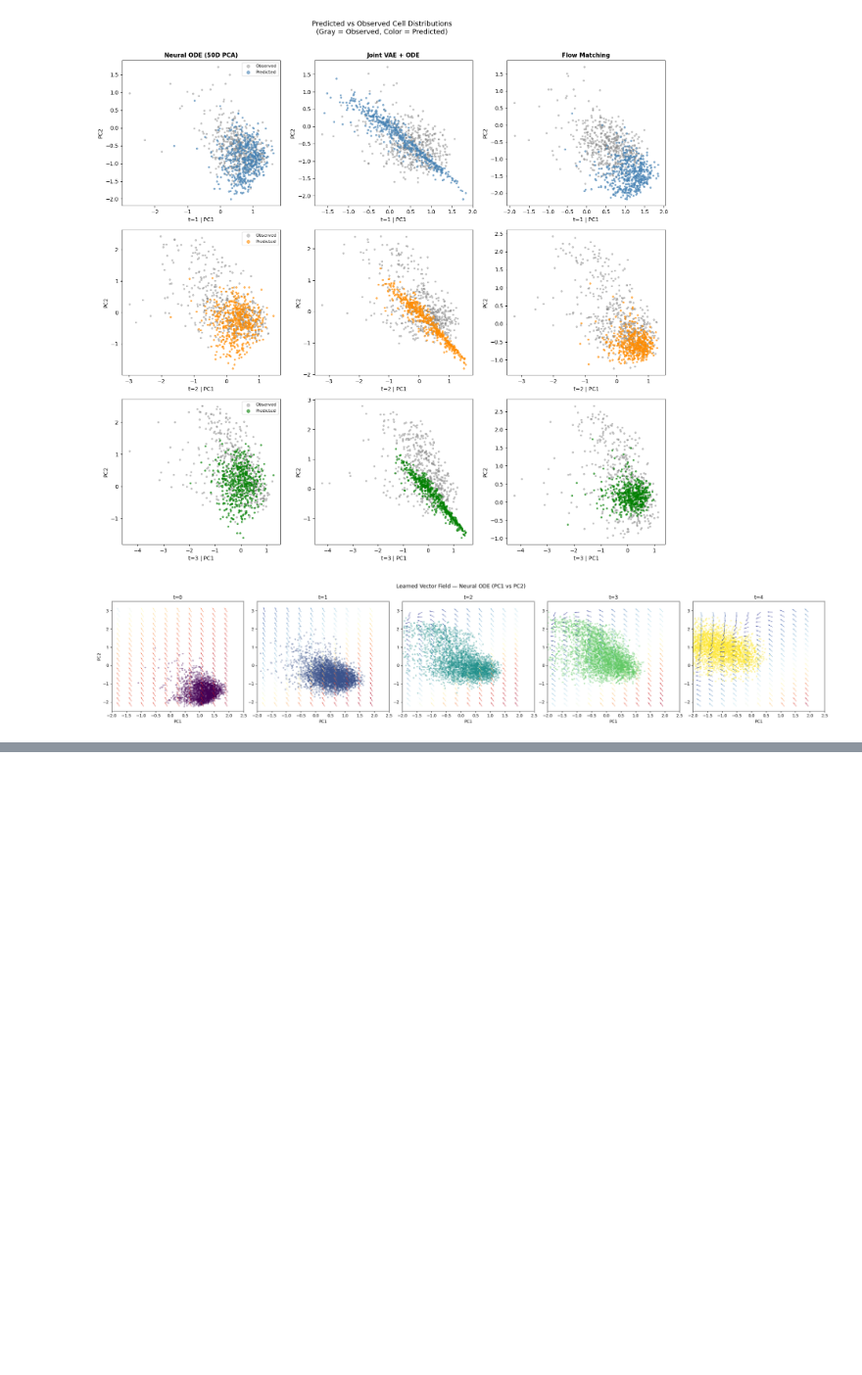
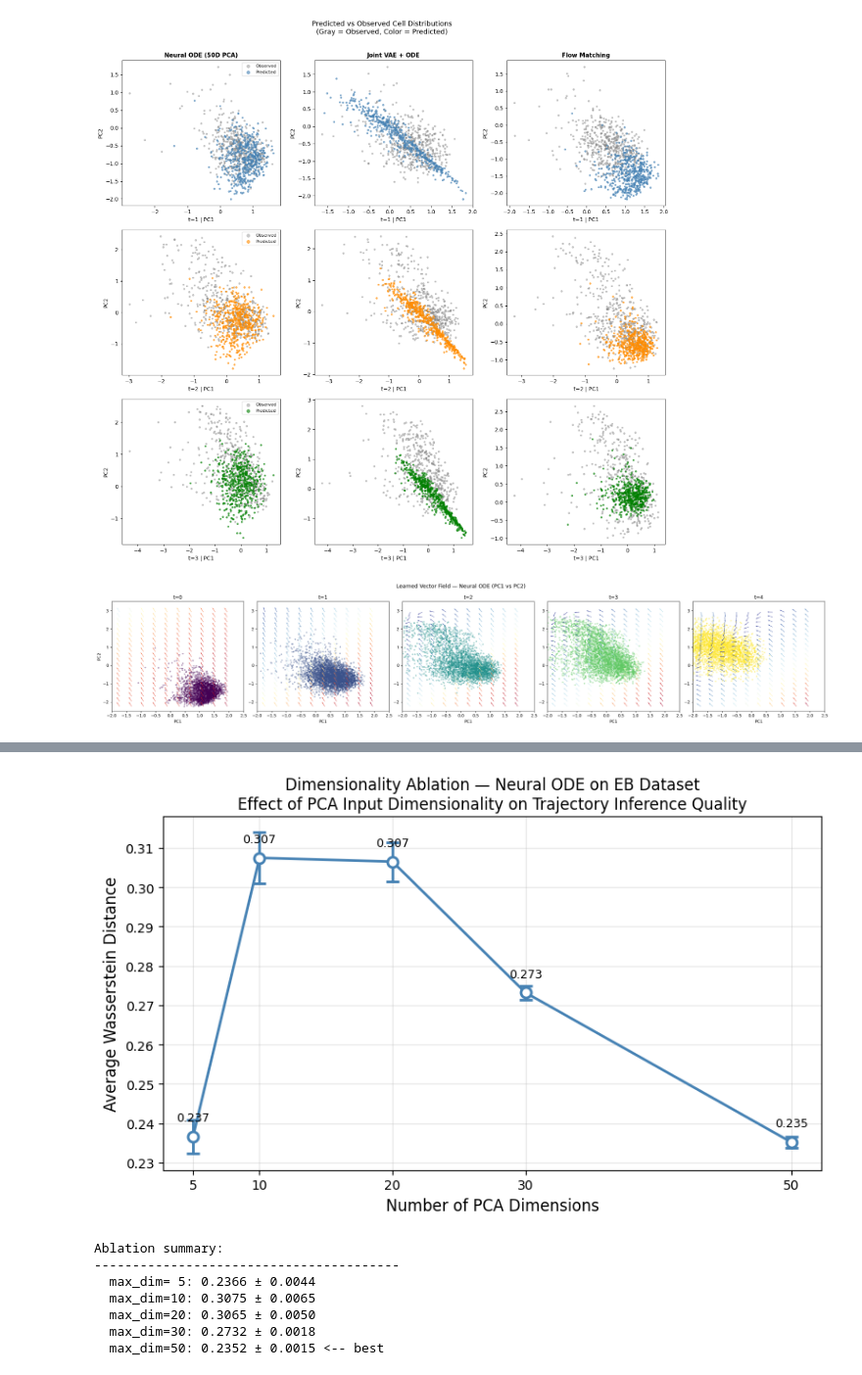
Before and after one commit to jamehrotra/cellflow, a Jupyter notebook: notebooks/06.ipynb, the cells around one changed output, grey strips where cells are left out. Shown at 98% size. Cells and saved outputs as stored; diff of their text form; code cells hidden in the pictures; blank space fills up the shorter version.

```diff
--- a/notebooks/06.ipynb
+++ b/notebooks/06.ipynb
@@ -443,0 +576,45 @@ plot_vector_field(
+# %%
+dims   = list(ablation_results.keys())
+avgs   = [ablation_results[d][0] for d in dims]
+stds   = [ablation_results[d][1] for d in dims]
+
+fig, ax = plt.subplots(figsize=(8, 5))
+
+ax.errorbar(dims, avgs, yerr=stds, marker='o', linewidth=2,
+            markersize=8, capsize=5, color='steelblue',
+            markerfacecolor='white', markeredgewidth=2)
+
+# annotate each point
+for d, avg, std in zip(dims, avgs, stds):
+    ax.annotate(f'{avg:.3f}', (d, avg),
+                textcoords="offset points", xytext=(0, 12),
+                ha='center', fontsize=9)
+
+ax.set_xlabel('Number of PCA Dimensions', fontsize=12)
+ax.set_ylabel('Average Wasserstein Distance', fontsize=12)
+ax.set_title('Dimensionality Ablation — Neural ODE on EB Dataset\n'
+             'Effect of PCA Input Dimensionality on Trajectory Inference Quality',
+             fontsize=12)
+ax.set_xticks(dims)
+ax.grid(True, alpha=0.3)
+
+plt.tight_layout()
+plt.savefig('../figures/06_dimensionality_ablation.png', dpi=150)
+plt.show()
+
+print("\nAblation summary:")
+print("-" * 40)
+best_dim = min(ablation_results, key=lambda d: ablation_results[d][0])
+for d in dims:
+    avg, std = ablation_results[d]
+    marker = " <-- best" if d == best_dim else ""
+    print(f"  max_dim={d:2d}: {avg:.4f} ± {std:.4f}{marker}")
+# %% [output]
+[figure, added]
+Ablation summary:
+----------------------------------------
+  max_dim= 5: 0.2366 ± 0.0044
+  max_dim=10: 0.3075 ± 0.0065
+  max_dim=20: 0.3065 ± 0.0050
+  max_dim=30: 0.2732 ± 0.0018
+  max_dim=50: 0.2352 ± 0.0015 <-- best
```
Also changed, not shown: parts of 1 cell of this notebook.
